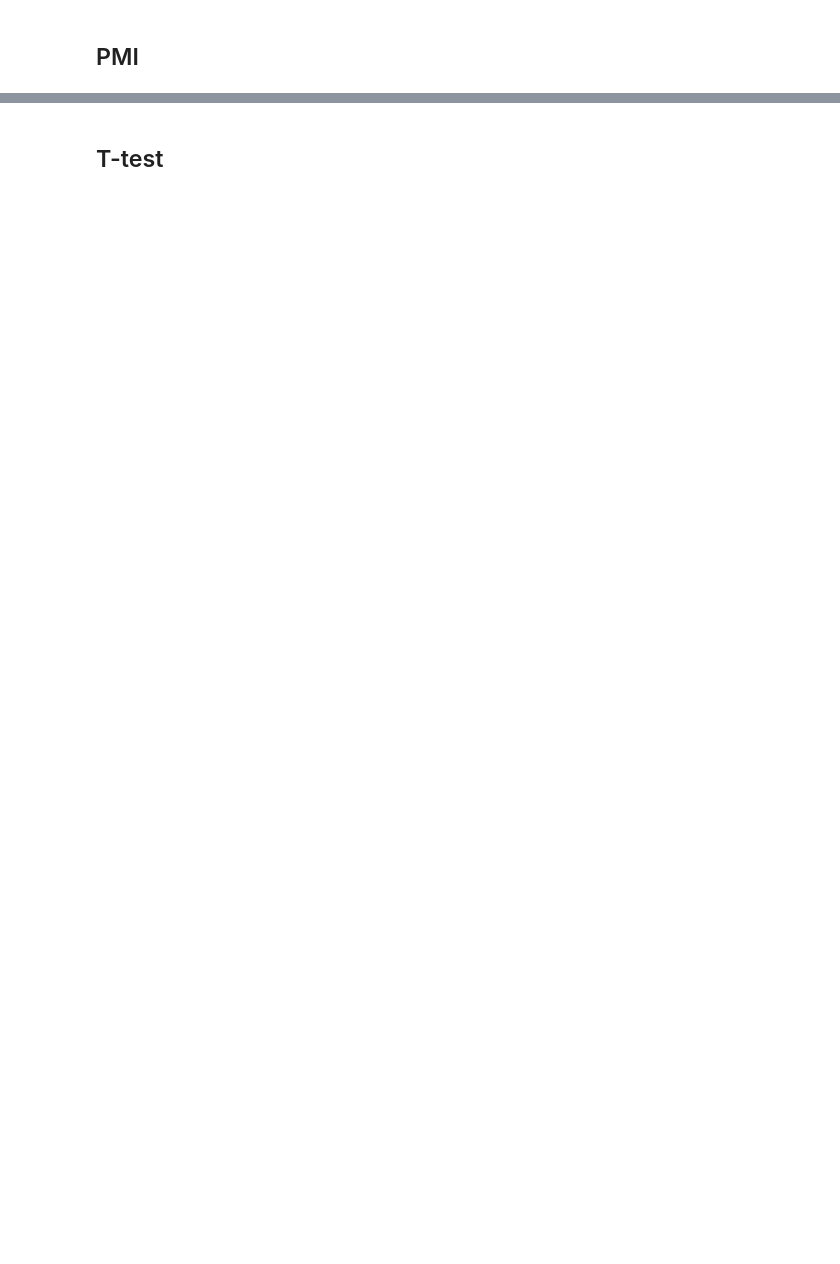
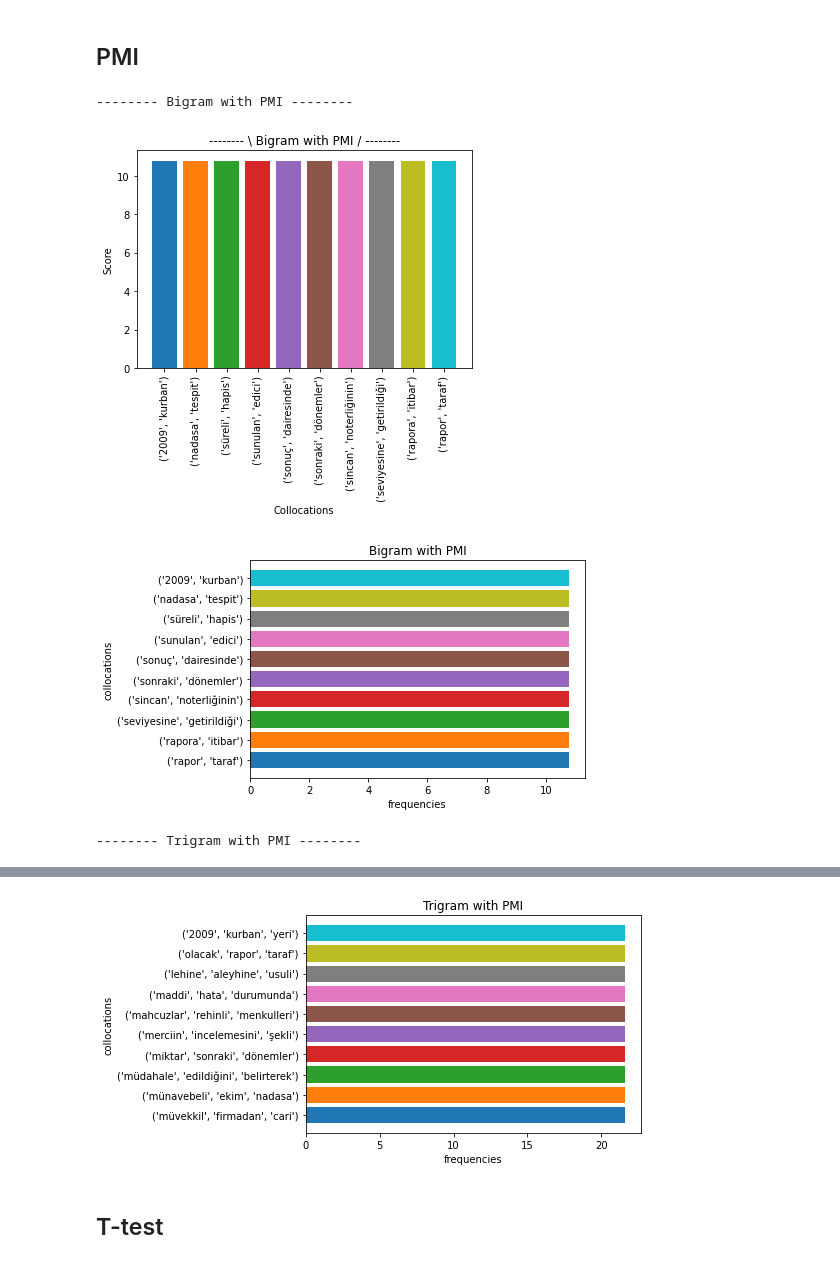
Before and after one commit to anilsenay/CSE4095S22_Grp4, a Jupyter notebook: Delivery 1 - Collocations/iteration1.ipynb, the cells around one changed output, grey strips where cells are left out. Cells and saved outputs as stored; diff of their text form; code cells hidden in the pictures; blank space fills up the shorter version.

```diff
--- a/Delivery 1 - Collocations/iteration1.ipynb
+++ b/Delivery 1 - Collocations/iteration1.ipynb
@@ -168,3 +199,26 @@ if not os.path.exists("methods"):
+# %%
+def draw_chart(options):
+    print("\n--------",options["title"],"--------")
+    data = pd.read_csv(options["file"])
+    words = []
+    words = data.head(10)[data.columns[0]]
+    freqs = data.head(10)[data.columns[1]]
+    colors = ['#1f77b4', '#ff7f0e', '#2ca02c', '#d62728', '#9467bd',
+              '#8c564b', '#e377c2', '#7f7f7f', '#bcbd22', '#17becf']
+    reversed_words = words[::-1]
+    reversed_freqs = freqs[::-1]
+    plt.bar(words,freqs, color=colors)
+    plt.title('-------- \ ' + options["title"] + ' / --------')
+    plt.xticks(rotation=90)
+    plt.xlabel('Collocations')
+    plt.ylabel('Score')
+    plt.show()
+
+    plt.barh(reversed_words, reversed_freqs, color=colors)
+    plt.ylabel("collocations")
+    plt.xlabel("frequencies")
+    plt.title(options["title"])
+    plt.show()
 # %% [markdown]
 ## Raw Frequency
 # %%
@@ -206,6 +241,13 @@ trigramRawFreqTable.to_csv('./methods/trigram/trigramRawFreqTable.csv', index =
 # %%
 bigramPMITable = pd.DataFrame(list(bigram_finder.score_ngrams(bigrams.pmi)), columns=['Bigram','PMI']).sort_values(by='PMI', ascending=False)
 bigramPMITable.to_csv('./methods/bigram/bigramPMITable.csv', index = False, header=True)
+draw_chart({"file": './methods/bigram/bigramPMITable.csv', "title": "Bigram with PMI"})
 
 trigramPMITable = pd.DataFrame(list(trigram_finder.score_ngrams(trigrams.pmi)), columns=['Trigram','PMI']).sort_values(by='PMI', ascending=False)
 trigramPMITable.to_csv('./methods/trigram/trigramPMITable.csv', index = False, header=True)
+draw_chart({"file": './methods/trigram/trigramPMITable.csv', "title": "Trigram with PMI"})
+# %% [output]
+-------- Bigram with PMI --------
+[figure, added]
+[figure, added]
+-------- Trigram with PMI --------
@@ -212,3 +255,4 @@ trigramPMITable.to_csv('./methods/trigram/trigramPMITable.csv', index = False, h
+[figure, added]
 # %% [markdown]
 ## T-test
 # %%
```
Also changed, not shown: parts of 17 cells of this notebook.
